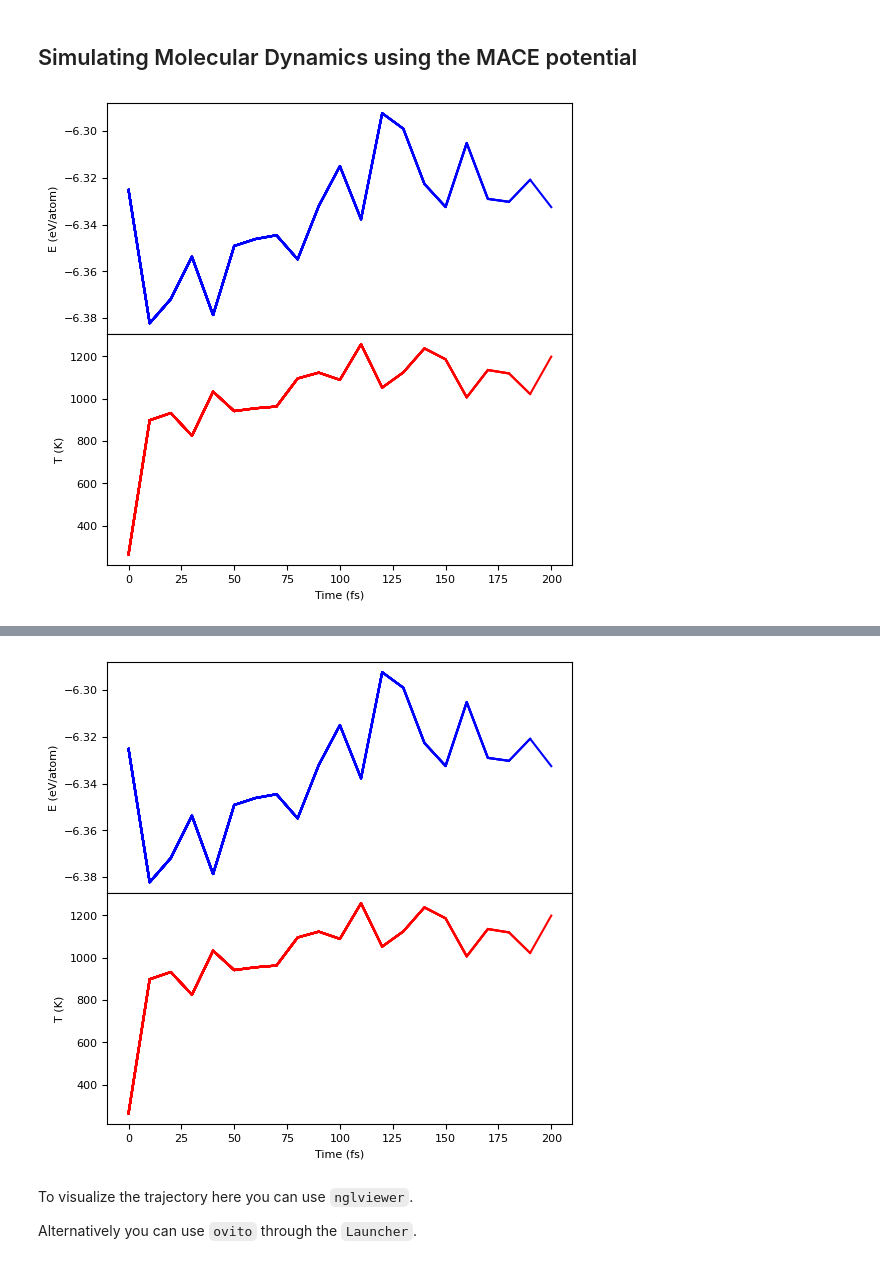
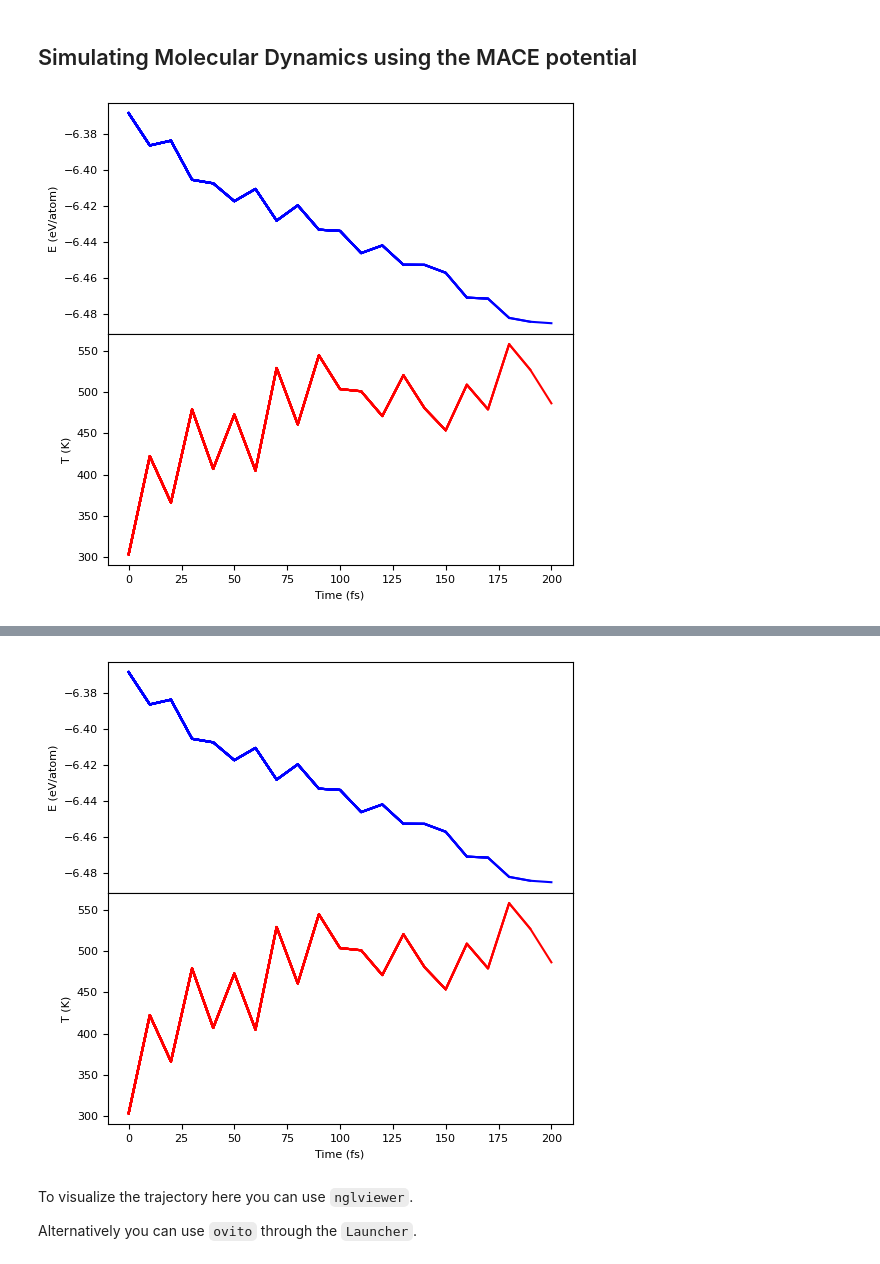
Before and after one commit to amannsonii3/Master-Thesis, a Jupyter notebook: Evalutate.ipynb, the cells around one changed output, grey strips where cells are left out. Drawn from its saved outputs; the diff is of its cells as text; code cells hidden in the pictures.

```diff
--- a/Evalutate.ipynb
+++ b/Evalutate.ipynb
@@ -484,6 +484,6 @@ def simpleMD(init_conf, temp, calc, fname, s, T):
 # %%
 mace_calc = naive_234
 
-simpleMD(ase_atoms_obj, temp=1200, calc=mace_calc, fname='mace_234_md.xyz', s=10, T=200)
+simpleMD(Mo_Fe_oct_inv_struct, temp=293.15, calc=mace_calc, fname='macemd_Mo_Fe_oct_inv_struct.xyz', s=10, T=200)
 # %% [output]
-[figure, old version]
+[figure, new version]
@@ -491,4 +491,4 @@ MD finished in 2.18 minutes!
-[figure, old version]
+[figure, new version]
 # %%
 # reinitialize the original config
 ase_atoms_obj = inv_struct
```
Also changed, not shown: parts of 2 cells of this notebook, 4 other files.
